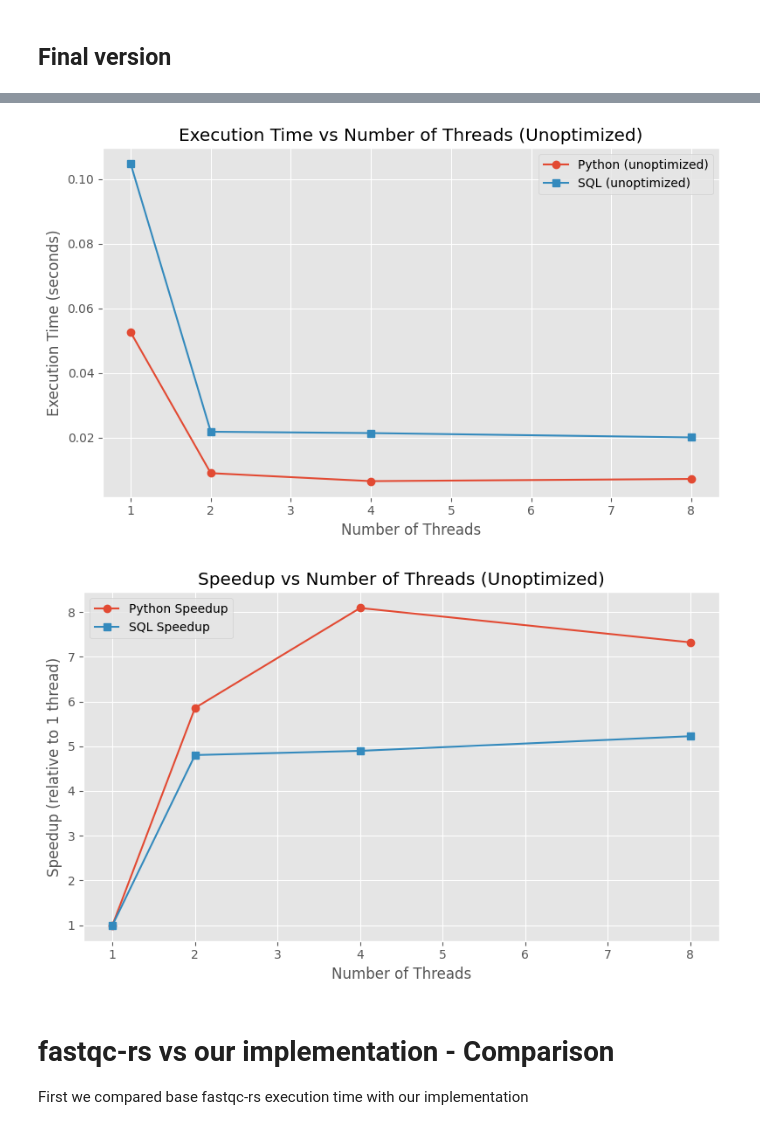
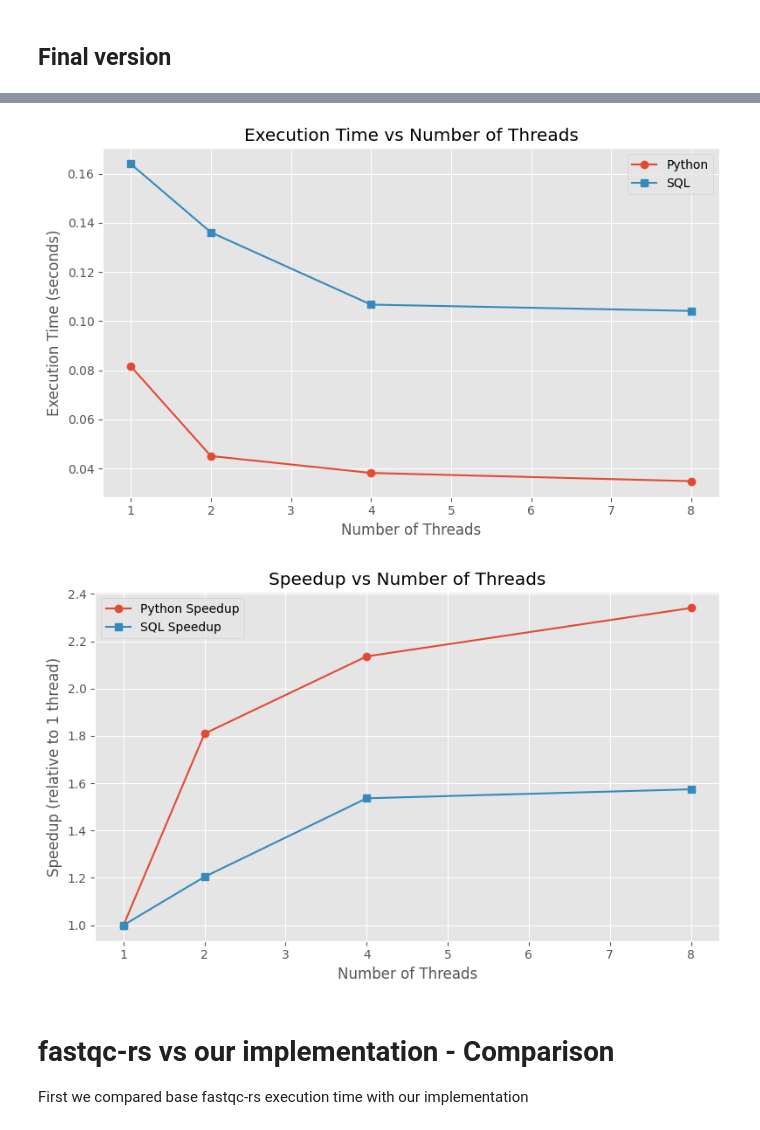
Before and after one commit to bartwild/polars-bio, a Jupyter notebook: examples/base_content_qc.ipynb, the cells around one changed output, grey strips where cells are left out. Drawn from its saved outputs; the diff is of its cells as text; code cells hidden in the pictures.

```diff
--- a/examples/base_content_qc.ipynb
+++ b/examples/base_content_qc.ipynb
@@ -392,7 +392,7 @@ plt.style.use('ggplot')
 plt.rcParams['figure.figsize'] = (12, 6)
 
 # Path to the example FASTQ file
-fastq_file = "../tests/data/example_small.fastq"
+fastq_file = "../tests/data/small3.fastq"
 
 # Read the FASTQ file
 df = pb.read_fastq(fastq_file).collect()
@@ -416,7 +416,7 @@ for threads in thread_counts:
     pb.ctx.set_option("datafusion.execution.target_partitions", str(threads))
 
     start_time = time.time()
-    pb.sql("select base_content(sequence) from example_small").collect()
+    pb.sql("select base_content(sequence) from small3").collect()
     end_time = time.time()
     execution_time_sql = end_time - start_time
     execution_times_sql.append(execution_time_sql)
@@ -443,33 +444,33 @@ Threads: 8, Execution time: 0.0072 seconds, Execution time SQL: 0.0200 seconds
 # %%
 import matplotlib.pyplot as plt
 
 plt.figure(figsize=(8, 5))
-plt.plot(thread_counts, execution_times, label="Python (unoptimized)", marker='o')
-plt.plot(thread_counts, execution_times_sql, label="SQL (unoptimized)", marker='s')
+plt.plot(thread_counts, execution_times, label="Python", marker='o')
+plt.plot(thread_counts, execution_times_sql, label="SQL", marker='s')
 plt.xlabel("Number of Threads")
 plt.ylabel("Execution Time (seconds)")
-plt.title("Execution Time vs Number of Threads (Unoptimized)")
+plt.title("Execution Time vs Number of Threads")
 plt.legend()
 plt.grid(True)
 plt.tight_layout()
 plt.show()
 
 def compute_speedup(times):
     return [times[0] / t for t in times]
 
 plt.figure(figsize=(8, 5))
 plt.plot(thread_counts, compute_speedup(execution_times), label="Python Speedup", marker='o')
 plt.plot(thread_counts, compute_speedup(execution_times_sql), label="SQL Speedup", marker='s')
 plt.xlabel("Number of Threads")
 plt.ylabel("Speedup (relative to 1 thread)")
-plt.title("Speedup vs Number of Threads (Unoptimized)")
+plt.title("Speedup vs Number of Threads")
 plt.legend()
 plt.grid(True)
 plt.tight_layout()
 plt.show()
 # %% [output]
-[figure, old version]
+[figure, new version]
-[figure, old version]
+[figure, new version]
 # %% [markdown]
 # fastqc-rs vs our implementation - Comparison
 First we compared base fastqc-rs execution time with our implementation
```
Also changed, not shown: parts of 4 cells of this notebook.
